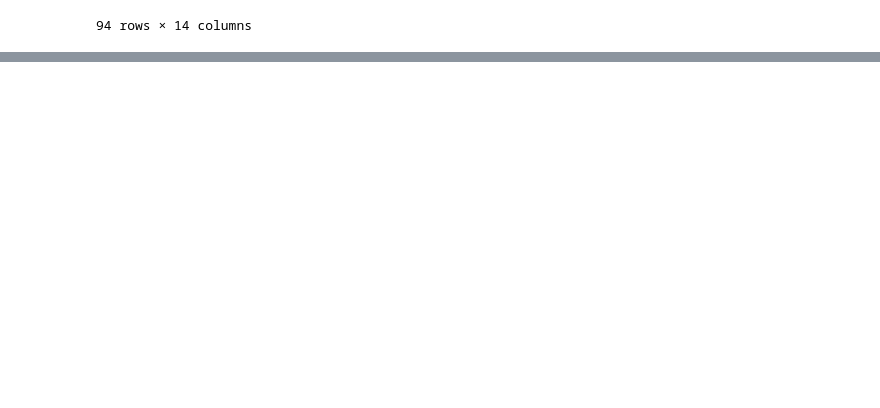
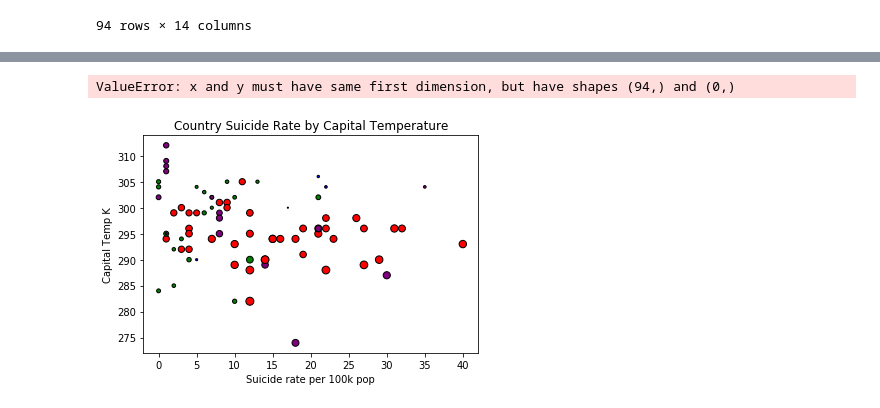
Before and after one commit to jpel369/Project-1, a Jupyter notebook: Haydens_Workplace/Suicide_Rate_analysis.ipynb, the cells around one changed output, grey strips where cells are left out. Cells and saved outputs as stored; diff of their text form; code cells hidden in the pictures; blank space fills up the shorter version.

```diff
--- a/Haydens_Workplace/Suicide_Rate_analysis.ipynb
+++ b/Haydens_Workplace/Suicide_Rate_analysis.ipynb
@@ -146,0 +182,9 @@ ValueError: all the input array dimensions except for the concatenation axis mus
+# %%
+#Regression Line
+cap_temp = [int(x)for x in cap_temp]
+suicide_rate = [int(x)for x in suicide_rate]
+
+vc_slope, vc_int, vc_r, vc_p, vc_std_err = stats.linregress(suicide_rate
+ ,cap_temp)
+
+vc_fit = int(vc_slope) * cap_temp + vc_int
@@ -146,0 +218,25 @@ ValueError: all the input array dimensions except for the concatenation axis mus
+# %%
+#Pulling chart reqs
+suicide_rate = dropped.iloc[:,4]
+gdp = dropped.iloc[:,6]
+cap_temp = dropped.iloc[:,13]
+lats = dropped.iloc[:,9]
+c = dropped.iloc[:,12]
+# %%
+#Temp Chart
+plt.scatter(suicide_rate,cap_temp, s=lats, edgecolors='black', c= colors)
+
+plt.title("Country Suicide Rate by Capital Temperature")
+plt.xlabel("Suicide rate per 100k pop")
+plt.ylabel("Capital Temp K")
+plt.plot(cap_temp, vc_fit, "b--", linewidth=1)
+
+"""
+plt.legend(loc="best")
+
+legend1 = c.legend(*scatter.legend_elements(),
+                    loc="lower left", title="Classes")
+"""
+# %% [output]
+ValueError: x and y must have same first dimension, but have shapes (94,) and (0,)
+[figure, added]
```
Also changed, not shown: parts of 23 cells of this notebook, 3 other files.
